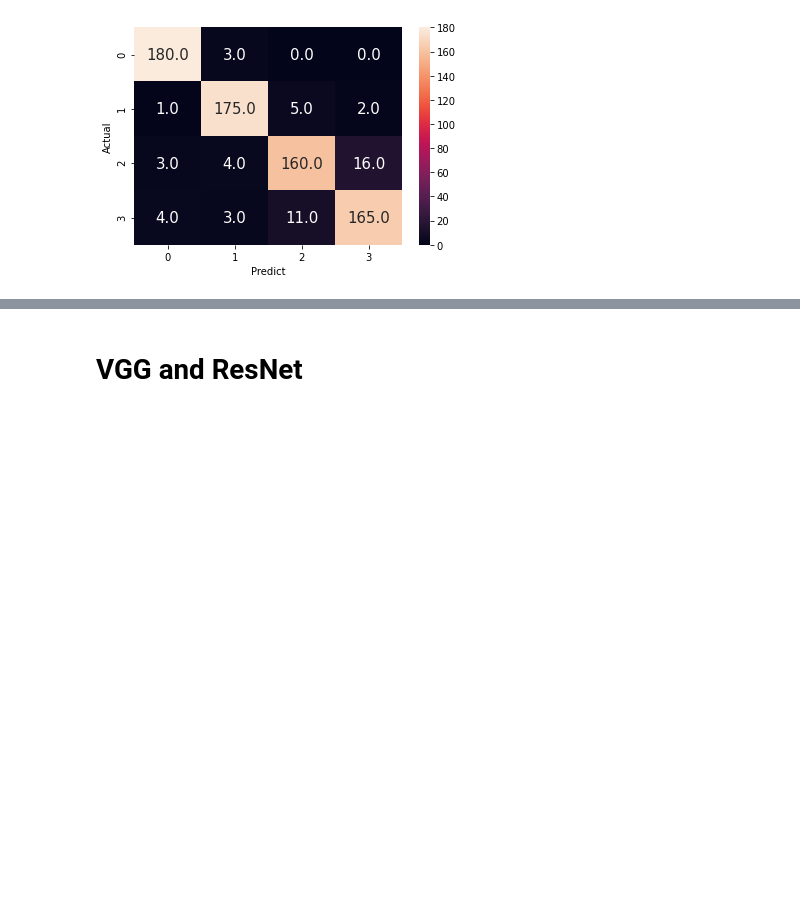
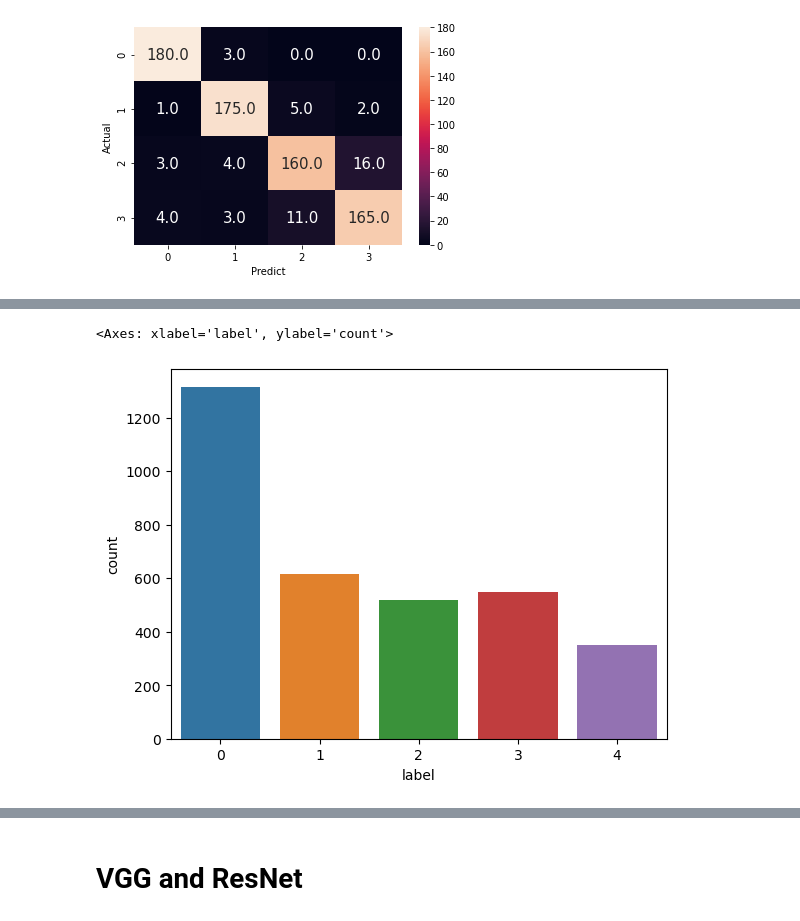
Before and after one commit to or-yitshak/ancient-coins, a Jupyter notebook: coins organized.ipynb, the cells around one changed output, grey strips where cells are left out. Drawn from its saved outputs; the diff is of its cells as text; code cells hidden in the pictures; blank space fills up the shorter version.

```diff
--- a/coins organized.ipynb
+++ b/coins organized.ipynb
@@ -20,8 +20,8 @@ def label_img(img):
     if word_label == '0' : return 0
     elif word_label == '1' : return 1
     elif word_label == '6' : return 2
-#     elif word_label == '9' : return 9
     elif word_label == '12' : return 3
+    elif word_label == '9' : return 4
 # %%
 def load_df(dir_name:str, size:int, grayscale:bool):
     data = []
@@ -43,7 +43,7 @@ def load_df(dir_name:str, size:int, grayscale:bool):
     for i in range(num):
         cols.append("pixel_"+str(i))
     data = pd.DataFrame(data, columns=cols)
-    data = data/255
+#     data = data/255
     data['label'] = labels
     data = data.sample(frac=1,random_state=0)
     return data
@@ -300,0 +400,13 @@ Text(33.0, 0.5, 'Actual')
+# %%
+dir_n = r'mixed'
+size = 150
+is_gray = False
+df = load_df(dir_n,size,is_gray)
+class_num = 5
+samples = int(np.floor(len(df)*0.2)//class_num)
+x_train,y_train,x_test,y_test = train_test_split(df, samples,size,is_gray)
+# %%
+sns.countplot(x = y_train)
+# %% [output]
+<Axes: xlabel='label', ylabel='count'>
+[figure, added]
```
Also changed, not shown: parts of 77 cells of this notebook.
